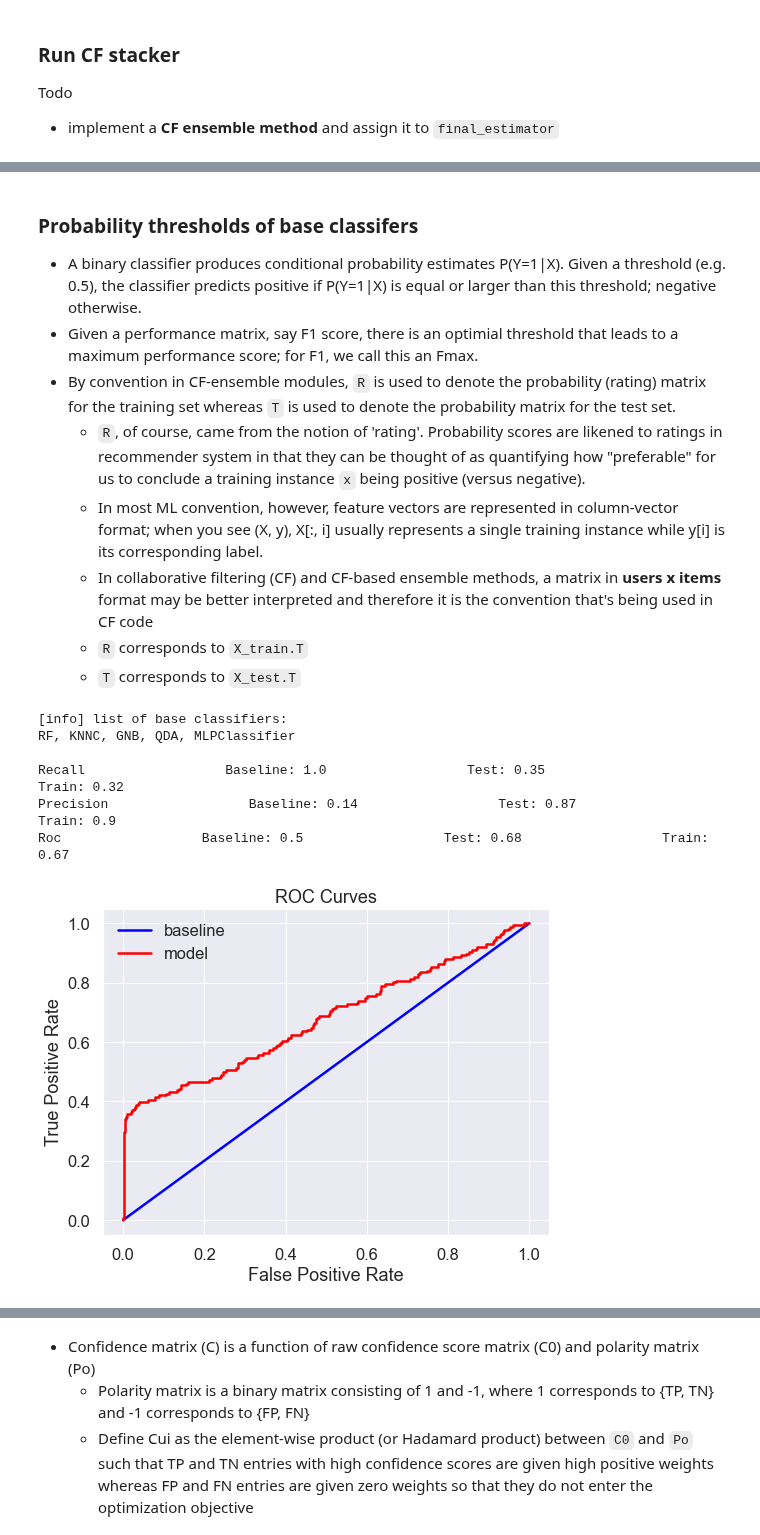
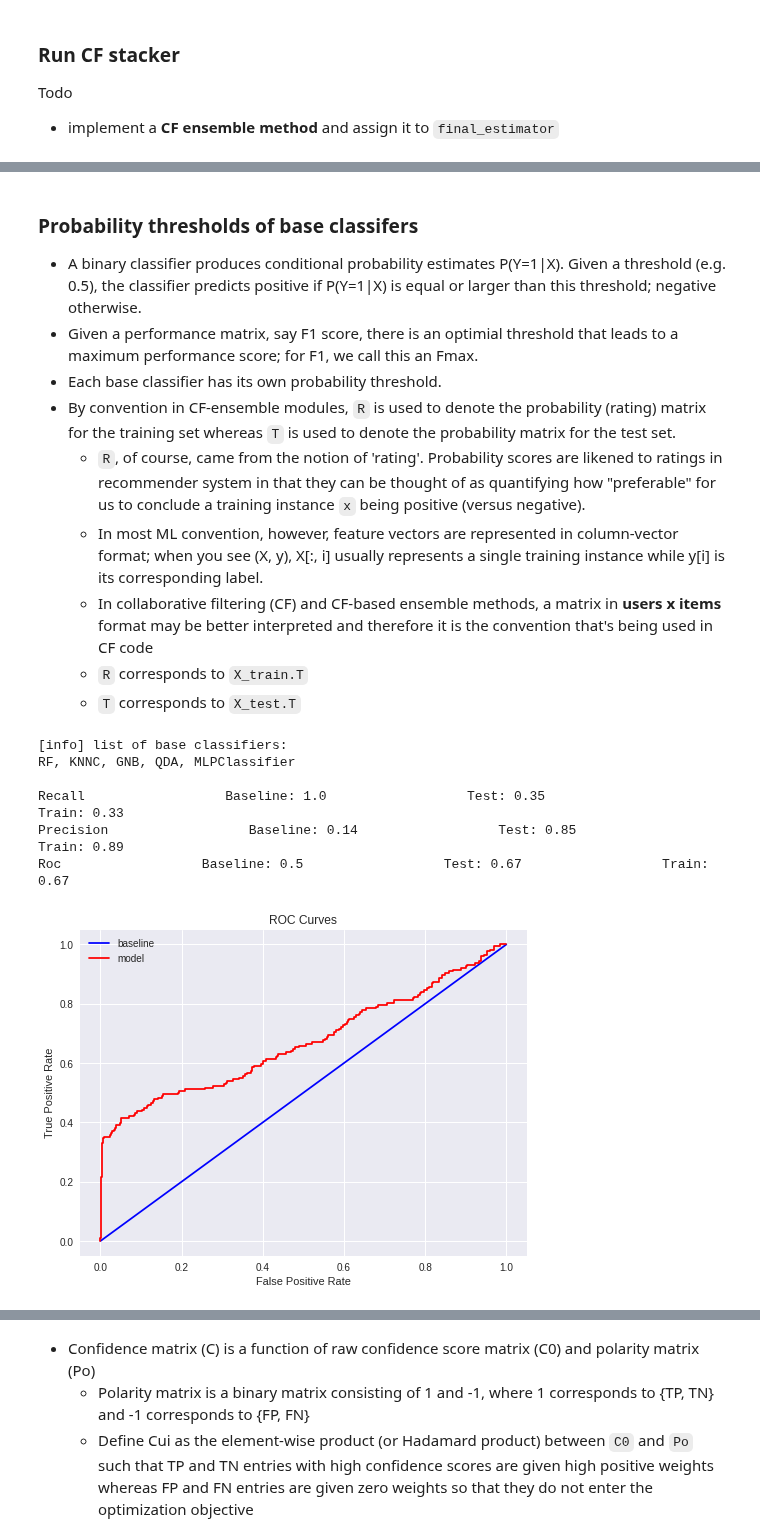
Before and after one commit to pleiadian53/cf_ensemble, a Jupyter notebook: demo-cf-stacking.ipynb, the cells around one changed output, grey strips where cells are left out. Saved outputs shown, nothing was run; the diff lists cells and outputs as text; code cells hidden in the pictures.

```diff
--- a/demo-cf-stacking.ipynb
+++ b/demo-cf-stacking.ipynb
@@ -167,8 +172,10 @@ from sklearn.metrics import f1_score
 
 n_iter = 1
 
+cf_stackers = []
 for i in range(n_iter):
     # Initialize CF Stacker
+    print(f"[info] Instantiate CFStacker #[{i+1}] ...")
     clf = ustk.CFStacker(estimators=base_learners,
                             final_estimator=LogisticRegression(),
                             work_dir = input_dir,
@@ -187,4 +194,7 @@ for i in range(n_iter):
 
     # Add test label for the convenience of future evaluation after applying a CF ensemble method
     clf.cf_write(dtype='test', y=y_test)
+
+    # keep track of all the stackers (trained on differet parts of the same data as in CV or resampling)
+    cf_stackers.append(clf)
 # %% [output]
@@ -231,6 +241,7 @@ data/test-0.npz
 ### Probability thresholds of base classifers
 - A binary classifier produces conditional probability estimates P(Y=1|X). Given a threshold (e.g. 0.5), the classifier predicts positive if P(Y=1|X) is equal or larger than this threshold; negative otherwise.
 - Given a performance matrix, say F1 score, there is an optimial threshold that leads to a maximum performance score; for F1, we call this an Fmax.
+- Each base classifier has its own probability threshold.
 - By convention in CF-ensemble modules, `R` is used to denote the probability (rating) matrix for the training set whereas `T` is used to denote the probability matrix for the test set.
    - `R`, of course, came from the notion of 'rating'. Probability scores are likened to ratings in recommender system in that they can be thought of as quantifying how "preferable" for us to conclude a training instance `x` being positive (versus negative).
    - In most ML convention, however, feature vectors are represented in column-vector format; when you see (X, y), X[:, i] usually represents a single training instance while y[i] is its corresponding label.
@@ -271,48 +253,47 @@ import utils_cf as uc
 from utils_classifier import evaluate_model
 from utils_sys import format_list
 
-# Uncomment the following block if you do not wish to spend time training base classifiers above
+fold_number = 0 # called `fold_number` because we usually instantiate multiple CFStackers in a CV or resampling loop
+
+# Instantiate a new CFStacker if you do not wish to spend time training base classifiers above
 # ... this is ok assuming that pre-trained level-1 datasets are available under ./data
-############################################
-# clf = ustk.CFStacker(estimators=base_learners,
-#                         final_estimator=LogisticRegression(),
-#                         work_dir = input_dir,
-#                         fold_number = 0, # use this to index traing and test data
-#                         verbose=1)
-############################################
-
-# Load pre-trained probability matrix (R, T)
-# Note that probability (rating) matrix, either R or T, has a transpose relationship
-# with standard feature vector representation in column vector format (like X_train, X_test)
-# See the next block
+try:
+    clf = cf_stackers[fold_number]
+except:
+    print("[info] Instantiating a new instance of CFStacker bypassing training loop (assuming pre-trained data available) ...")
+    clf = ustk.CFStacker(estimators=base_learners,
+                        final_estimator=LogisticRegression(),
+                        work_dir = input_dir,
+                        fold_number = fold_number, # use this to index traing and test data
+                        verbose=1)
 
 # Load pre-trained level-1 data
 meta_set = clf.cf_fetch()
 X_train, y_train = meta_set['train']['X'], meta_set['train']['y']
 X_test = meta_set['test']['X']
 y_test = None
 try:
     y_test = meta_set['test']['y']
 except:
     print("[warning] test label is not available yet. Run the previous code block first.")
 
 # Names of the base classifiers/predictors/estimators
 U = meta_set['train']['U']
 print(f"[info] list of base classifiers:\n{format_list(U)}\n")
 
 # Performance under stacking
 # Note that ROC is not recommended for class-imbalanced datasets; use precision-recall curve and F-beta instead)
-if y_test is not None: # then we must have executed the previos block in which CF stacker was trained
+if y_test is not None and hasattr(clf, 'final_estimator_'): # then we must have executed the previos block in which CF stacker was trained
     y_prob_train = clf.final_estimator_.predict_proba(X_train)[:, 1] # conditional probability for training set
     y_pred_train = clf.final_estimator_.predict(X_train) # label prediction for training set
     y_prob = clf.final_estimator_.predict_proba(X_test)[:, 1]
     y_pred = clf.final_estimator_.predict(X_test)
     evaluate_model(train=(y_train, y_pred_train, y_prob_train), test=(y_test, y_pred, y_prob))
 # %% [output]
 [info] list of base classifiers:
 RF, KNNC, GNB, QDA, MLPClassifier
 
-Recall                  Baseline: 1.0                  Test: 0.35                  Train: 0.32
-Precision                  Baseline: 0.14                  Test: 0.87                  Train: 0.9
-Roc                  Baseline: 0.5                  Test: 0.68                  Train: 0.67
+Recall                  Baseline: 1.0                  Test: 0.35                  Train: 0.33
+Precision                  Baseline: 0.14                  Test: 0.85                  Train: 0.89
+Roc                  Baseline: 0.5                  Test: 0.67                  Train: 0.67
-[figure, old version]
+[figure, new version]
```
Also changed, not shown: parts of 22 cells of this notebook, 5 other files.
